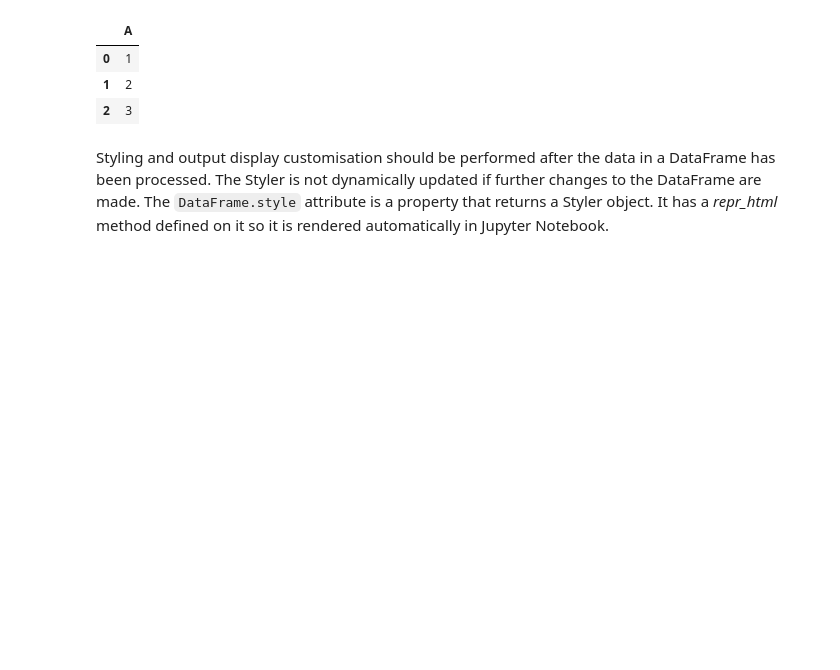
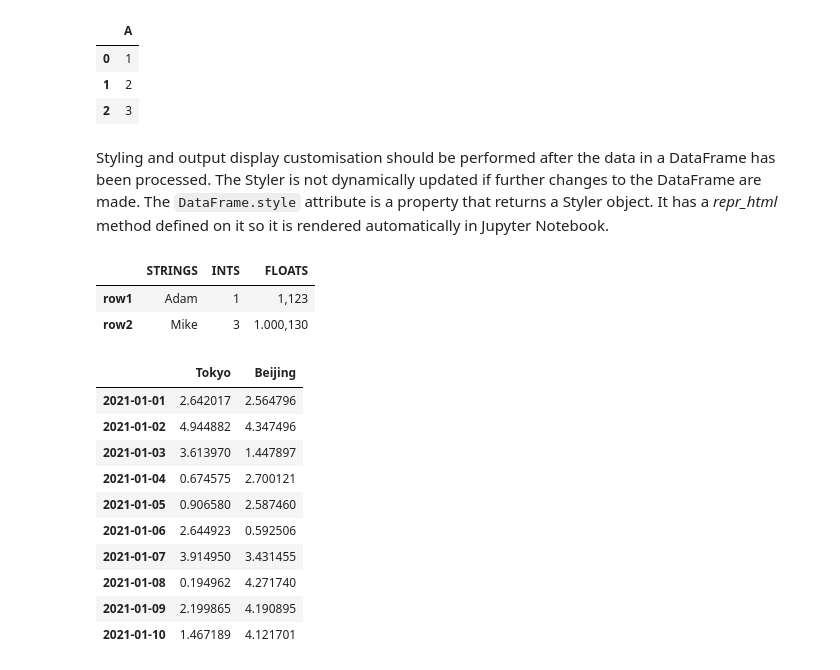
Before and after one commit to soyinkas1/PP0011_Books_Medium_Articles-Personal-Practice-Walkalong_Notebooks, a Jupyter notebook: 25 Pandas Functions You Didn't Know Existed.ipynb, the cells around one changed output. Saved outputs shown, nothing was run; the diff lists cells and outputs as text; code cells hidden in the pictures; blank space fills up the shorter version.

```diff
--- a/25 Pandas Functions You Didn't Know Existed.ipynb
+++ b/25 Pandas Functions You Didn't Know Existed.ipynb
@@ -498,3 +672,55 @@ df.style
 | 2 | 3 |
 # %% [markdown]
 Styling and output display customisation should be performed after the data in a DataFrame has been processed. The Styler is not dynamically updated if further changes to the DataFrame are made. The `DataFrame.style` attribute is a property that returns a Styler object. It has a _repr_html_ method defined on it so it is rendered automatically in Jupyter Notebook.
+# %%
+import numpy as np
+import matplotlib as mpl
+
+df = pd.DataFrame ( {
+        'strings': ['Adam', 'Mike'],
+        'ints': [1, 3],
+        'floats': [1.123, 1000.13]
+})
+
+df.style \
+    .format(precision=3, thousands='.', decimal=',') \
+    .format_index(str.upper, axis=1) \
+    .relabel_index(['row1', 'row2'], axis=0)
+# %% [output]
+|  | STRINGS | INTS | FLOATS |
+| row1 | Adam | 1 | 1,123 |
+| row2 | Mike | 3 | 1.000,130 |
+# %%
+weather_df = pd.DataFrame(np.random.rand(10, 2)* 5,
+                             index=pd.date_range(start='2021-01-01', periods=10),
+                                                columns=['Tokyo', 'Beijing'])
+
+
+def rain_condition(v):
+    if v < 1.75:
+        return 'Dry'
+    elif v < 2.75:
+        return 'Rain'
+    return 'Heavy Rain'
+
+def make_pretty(styler):
+    styler.set_caption('Weather Conditions')
+    styler.format(rain_condition)
+    styler.format_index(lambda v: v.strftime('%A'))
+    styler.background_gradient(axis=None, vmin=1, vmax=5, cmap='YlGnBu')
+
+    return styler
+
+weather_df
+# %% [output]
+|  | Tokyo | Beijing |
+| 2021-01-01 | 2.642017 | 2.564796 |
+| 2021-01-02 | 4.944882 | 4.347496 |
+| 2021-01-03 | 3.613970 | 1.447897 |
+| 2021-01-04 | 0.674575 | 2.700121 |
+| 2021-01-05 | 0.906580 | 2.587460 |
+| 2021-01-06 | 2.644923 | 0.592506 |
+| 2021-01-07 | 3.914950 | 3.431455 |
+| 2021-01-08 | 0.194962 | 4.271740 |
+| 2021-01-09 | 2.199865 | 4.190895 |
+| 2021-01-10 | 1.467189 | 4.121701 |
```
Also changed, not shown: parts of 70 cells of this notebook, 6 other files.
